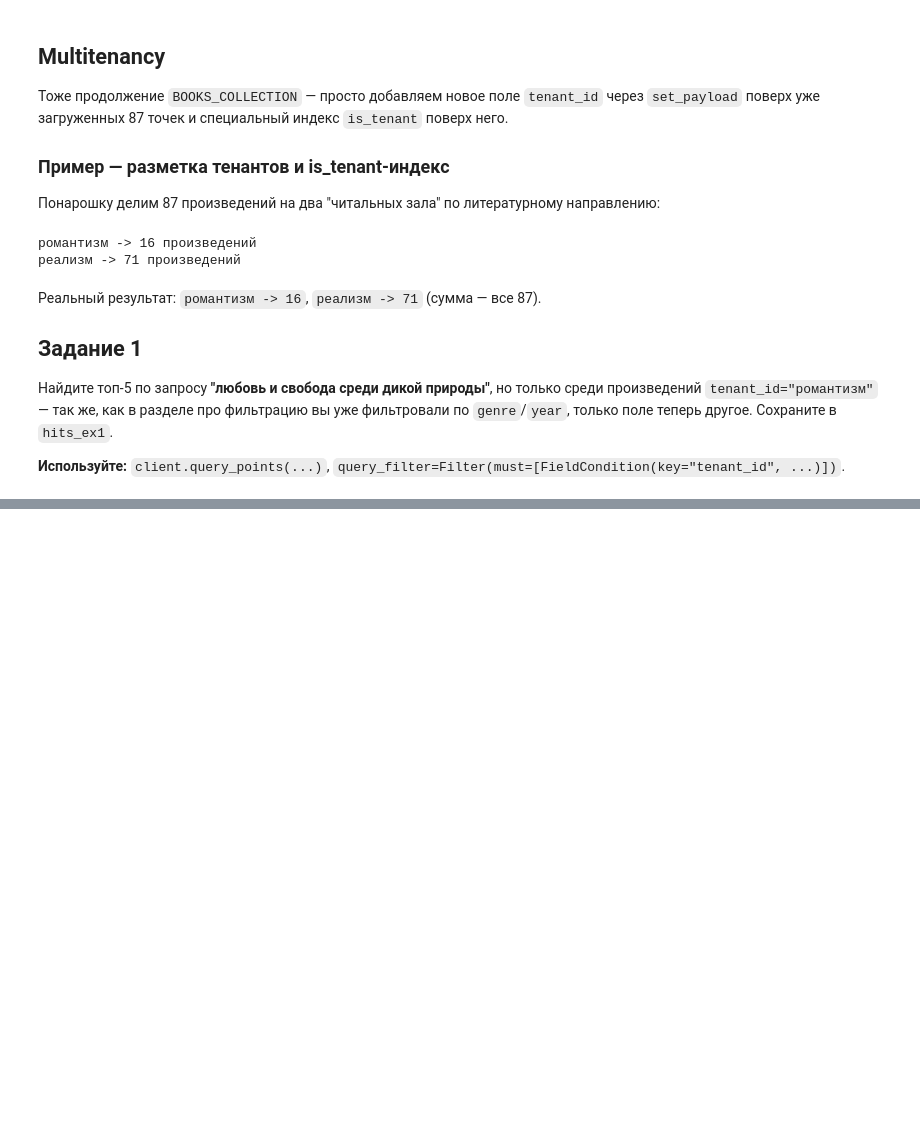
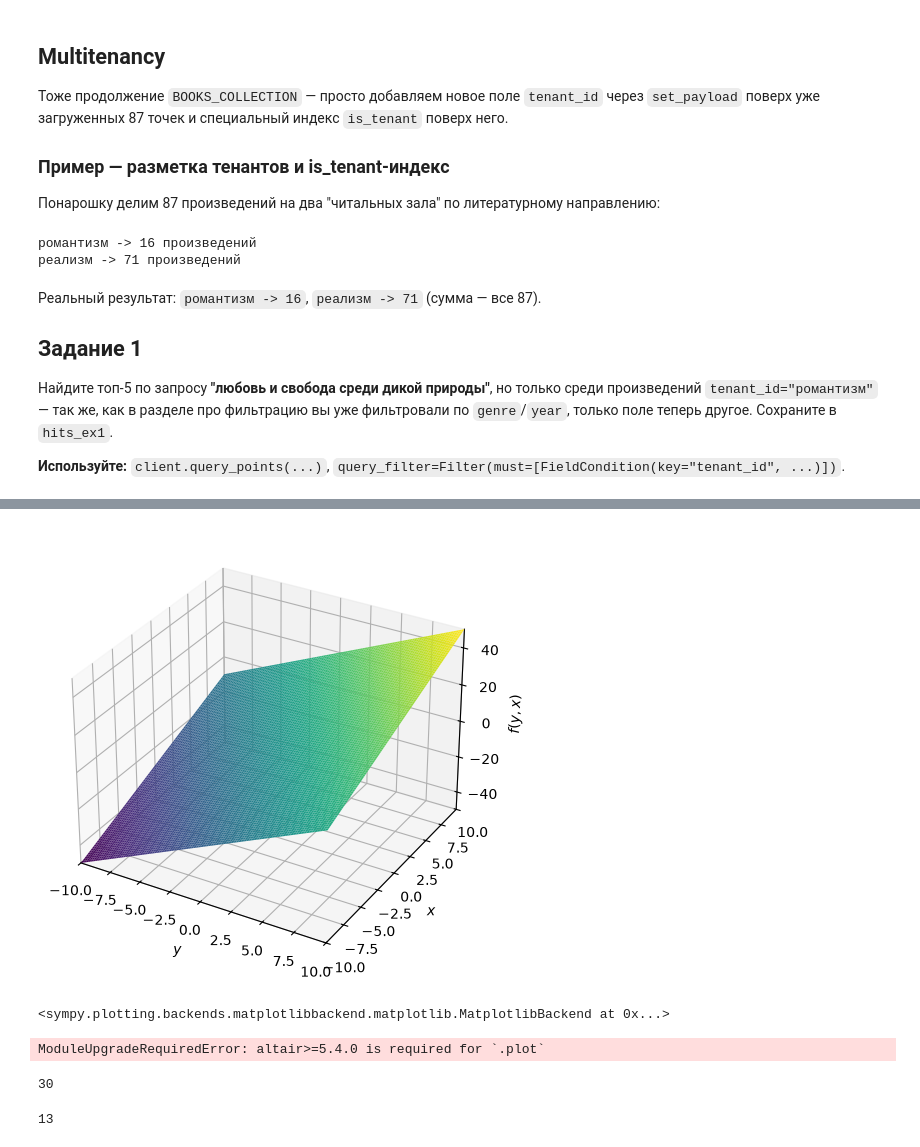
Before and after one commit to dimonpd/examples_qdrant, a Jupyter notebook: stepik/section08_multitenancy.ipynb, the cells around one changed output, grey strips where cells are left out. Cells and saved outputs as stored; diff of their text form; code cells hidden in the pictures; blank space fills up the shorter version.

```diff
--- a/stepik/section08_multitenancy.ipynb
+++ b/stepik/section08_multitenancy.ipynb
@@ -158,0 +168,22 @@ TypeError: object of type 'QueryResponse' has no len()
+# %%
+x, y = symbols('x y')
+f= 2*x + 3*y
+plot3d(f)
+# %% [output]
+[figure, added]
+<sympy.plotting.backends.matplotlibbackend.matplotlib.MatplotlibBackend at 0x...>
+# %%
+df = pl.DataFrame({
+    "x": pl.linear_space(-5, 5, num_samples=100, eager=True)
+}).with_columns(
+    (pl.lit(2) ** pl.col("x") + 1).alias("f(x)")
+)
+
+# Строим график
+df.plot.line(x="x", y="f(x)")
+# %% [output]
+ModuleUpgradeRequiredError: altair>=5.4.0 is required for `.plot`
+# %%
+sum(2*i for i in range(1, 6))
+# %% [output]
+30
@@ -158,0 +197,4 @@ TypeError: object of type 'QueryResponse' has no len()
+# %%
+summa
+# %% [output]
+13
```
Also changed, not shown: parts of 6 cells of this notebook, 1 other file.
